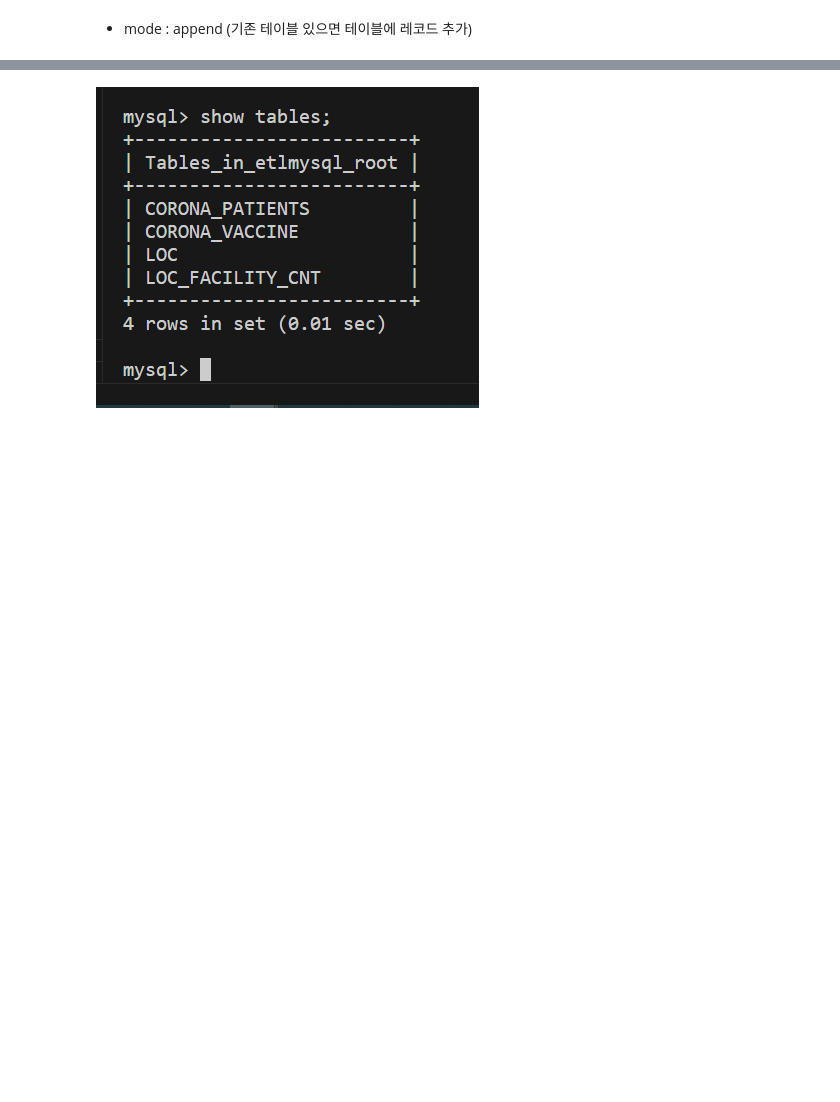
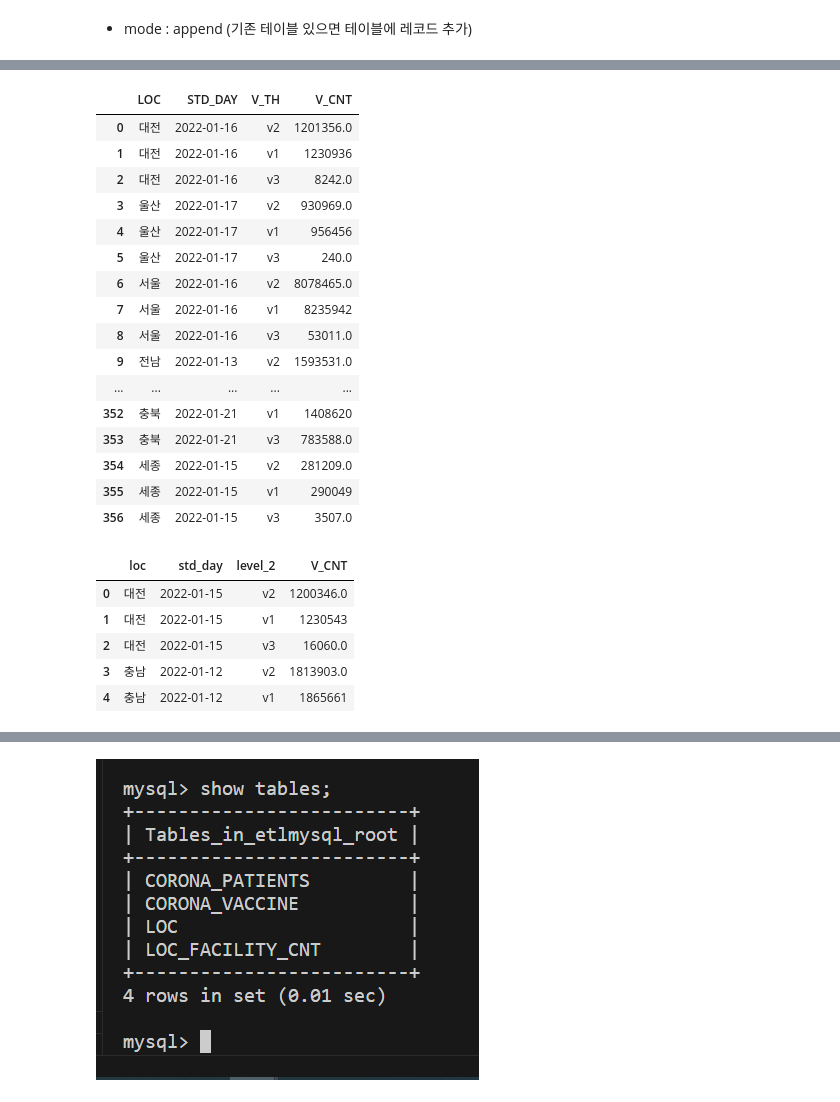
Before and after one commit to ahnyoungjoon00/a_hadoop_spark, a Jupyter notebook: 16_Load_DW.ipynb, the cells around one changed output, grey strips where cells are left out. Drawn from its saved outputs; the diff is of its cells as text; code cells hidden in the pictures; blank space fills up the shorter version.

```diff
--- a/16_Load_DW.ipynb
+++ b/16_Load_DW.ipynb
@@ -136,0 +349,4 @@ Py4JJavaError: An error occurred while calling o60.jdbc.
+# %%
+# 행 idx는 dbms 테이블의 기본키와 같은 역할
+pdCoVac = pdcoVac.set_index(["loc", "std_day"])
+pdCoVac.head()
@@ -136,0 +361,3 @@ Py4JJavaError: An error occurred while calling o60.jdbc.
+# %%
+pdCoVacV1 = pdCoVac.stack() # 이렇게 나온 데이터를 long형이라고 부르는듯
+pdCoVacV1
@@ -136,0 +382,3 @@ Py4JJavaError: An error occurred while calling o60.jdbc.
+# %%
+pdCoVac = pdCoVacV1.to_dataframe("V_CNT")
+pdCoVac.index
@@ -136,0 +403,3 @@ Py4JJavaError: An error occurred while calling o60.jdbc.
+# %%
+pdCoVac.reset_index(inplace= True)
+pdCoVac.head() # 이런 데이터 형태로 하면 나중에 v4 v5 이렇게 시간의 흐름에 따른 변화에 좋음
@@ -136,0 +413,27 @@ Py4JJavaError: An error occurred while calling o60.jdbc.
+# %%
+pdCoVac.rename(columns={"level_2":"V_TH", "loc":"LOC", "std_day":"STD_DAY"})
+pdCoVac.head()
+# %% [output]
+|  | LOC | STD_DAY | V_TH | V_CNT |
+| 0 | 대전 | 2022-01-16 | v2 | 1201356.0 |
+| 1 | 대전 | 2022-01-16 | v1 | 1230936 |
+| 2 | 대전 | 2022-01-16 | v3 | 8242.0 |
+| 3 | 울산 | 2022-01-17 | v2 | 930969.0 |
+| 4 | 울산 | 2022-01-17 | v1 | 956456 |
+| 5 | 울산 | 2022-01-17 | v3 | 240.0 |
+| 6 | 서울 | 2022-01-16 | v2 | 8078465.0 |
+| 7 | 서울 | 2022-01-16 | v1 | 8235942 |
+| 8 | 서울 | 2022-01-16 | v3 | 53011.0 |
+| 9 | 전남 | 2022-01-13 | v2 | 1593531.0 |
+| ... | ... | ... | ... | ... |
+| 352 | 충북 | 2022-01-21 | v1 | 1408620 |
+| 353 | 충북 | 2022-01-21 | v3 | 783588.0 |
+| 354 | 세종 | 2022-01-15 | v2 | 281209.0 |
+| 355 | 세종 | 2022-01-15 | v1 | 290049 |
+| 356 | 세종 | 2022-01-15 | v3 | 3507.0 |
+|  | loc | std_day | level_2 | V_CNT |
+| 0 | 대전 | 2022-01-15 | v2 | 1200346.0 |
+| 1 | 대전 | 2022-01-15 | v1 | 1230543 |
+| 2 | 대전 | 2022-01-15 | v3 | 16060.0 |
+| 3 | 충남 | 2022-01-12 | v2 | 1813903.0 |
+| 4 | 충남 | 2022-01-12 | v1 | 1865661 |
```
Also changed, not shown: parts of 31 cells of this notebook, 1 other file.
